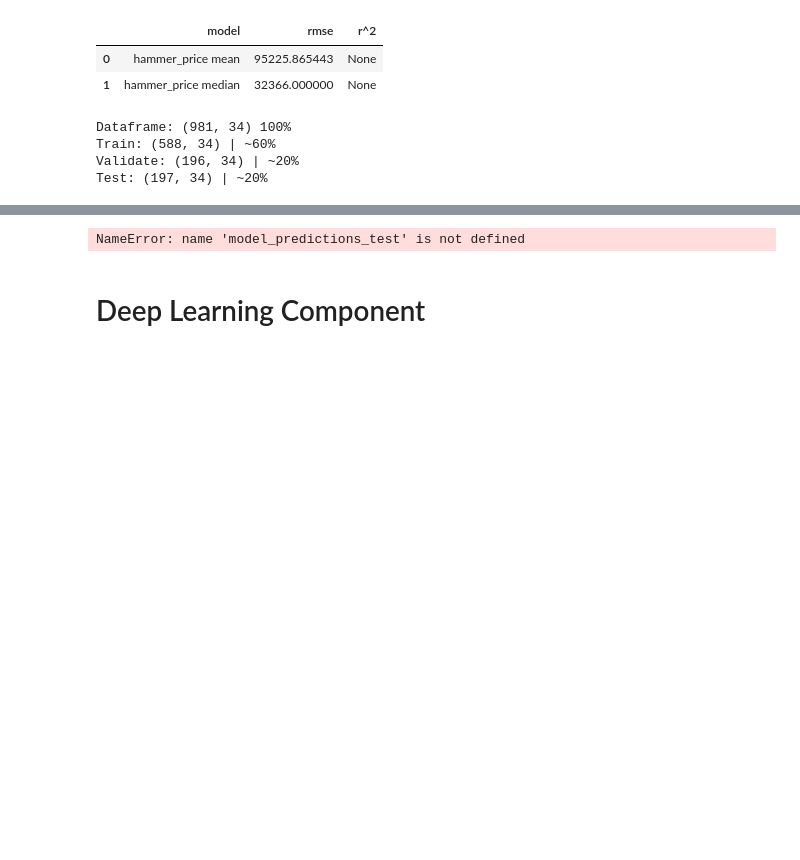
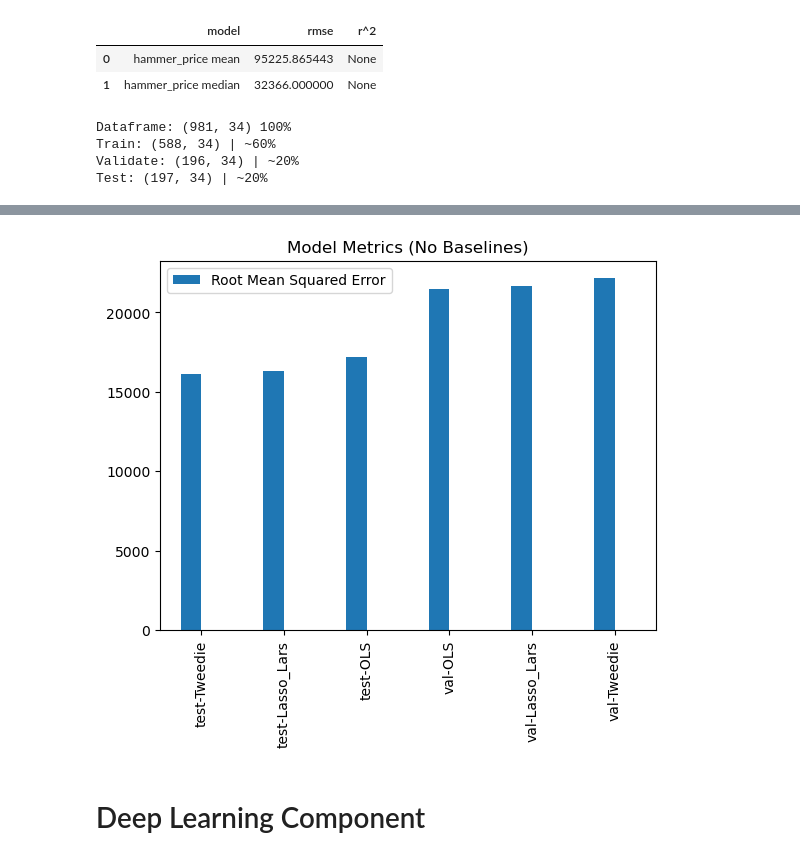
Before and after one commit to jeremiah-toribio/art-of-data, a Jupyter notebook: workbook.ipynb, the cells around one changed output, grey strips where cells are left out. Cells and saved outputs as stored; diff of their text form; code cells hidden in the pictures; blank space fills up the shorter version.

```diff
--- a/workbook.ipynb
+++ b/workbook.ipynb
@@ -515,17 +600,10 @@ metrics_df.plot(kind='bar',x='model')
-# %%
-# model predictions into a DF
-model_pred = pd.DataFrame(model_predictions_test)
-# Create a scatter plot
-colors = np.arange(len(model_pred))
-plt.scatter(y_test, model_pred, c=colors)
-# Add labels and title
-plt.xlabel('Actual Values')
-plt.ylabel('Predictions')
-plt.title('Actual vs Predicted Values')
-
-# Show the plot
-plt.show()
-# %% [output]
-NameError: name 'model_predictions_test' is not defined
+# %%
+filtered_metrics = metrics_df[~metrics_df['model'].isin(['hammer_price mean', 'hammer_price median'])]
+ax1 = filtered_metrics.sort_values('rmse').plot(kind='bar', x='model',legend=False, xlabel='')
+ax1.legend(['Root Mean Squared Error'])
+ax1.set_title('Model Metrics (No Baselines)')
+plt.show()
+# %% [output]
+[figure, added]
 # %% [markdown]
 # Deep Learning Component
```
Also changed, not shown: parts of 36 cells of this notebook, 2 other files.
